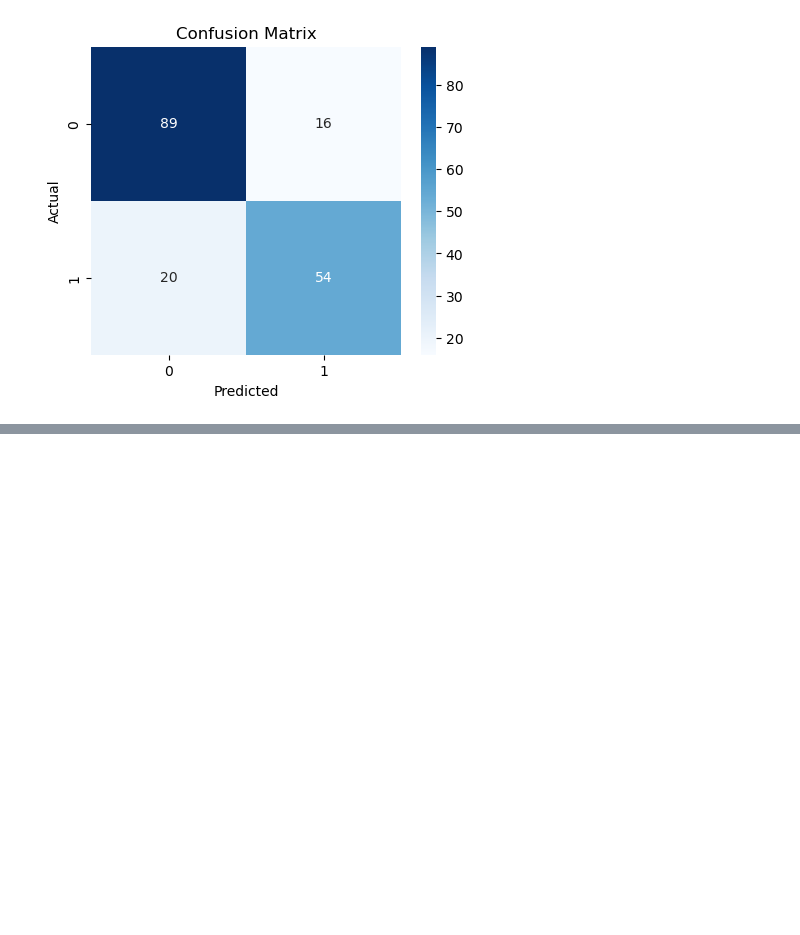
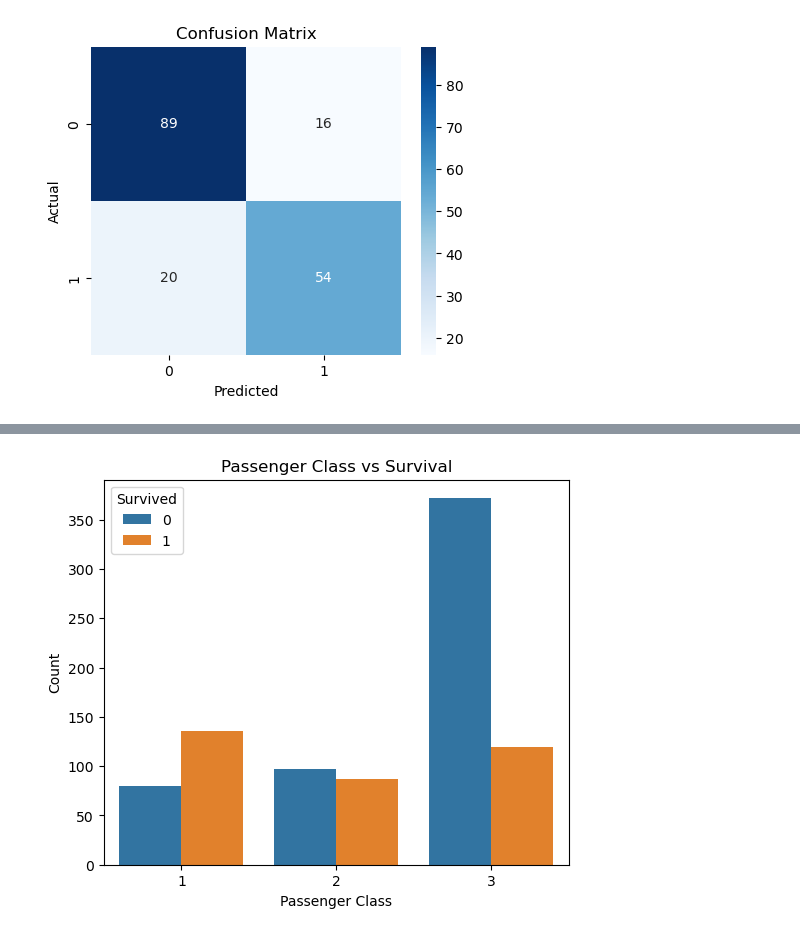
Before and after one commit to SanikaHY/Titanic-Survival-Prediction, a Jupyter notebook: titanic.ipynb, the cells around one changed output, grey strips where cells are left out. Cells and saved outputs as stored; diff of their text form; code cells hidden in the pictures; blank space fills up the shorter version.

```diff
--- a/titanic.ipynb
+++ b/titanic.ipynb
@@ -307,0 +402,9 @@ print(os.listdir())
+# %%
+plt.figure(figsize=(6,5))
+sns.countplot(x="Pclass", hue="Survived", data=df)
+plt.title("Passenger Class vs Survival")
+plt.xlabel("Passenger Class")
+plt.ylabel("Count")
+plt.show()
+# %% [output]
+[figure, added]
```
Also changed, not shown: parts of 17 cells of this notebook.
